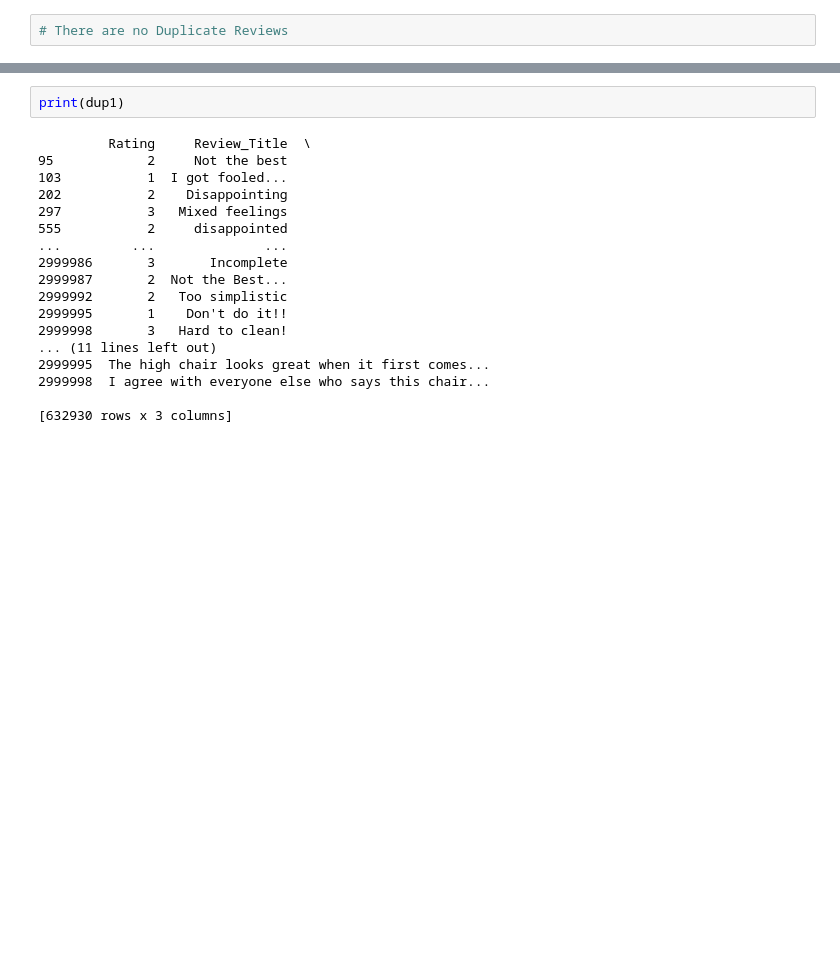
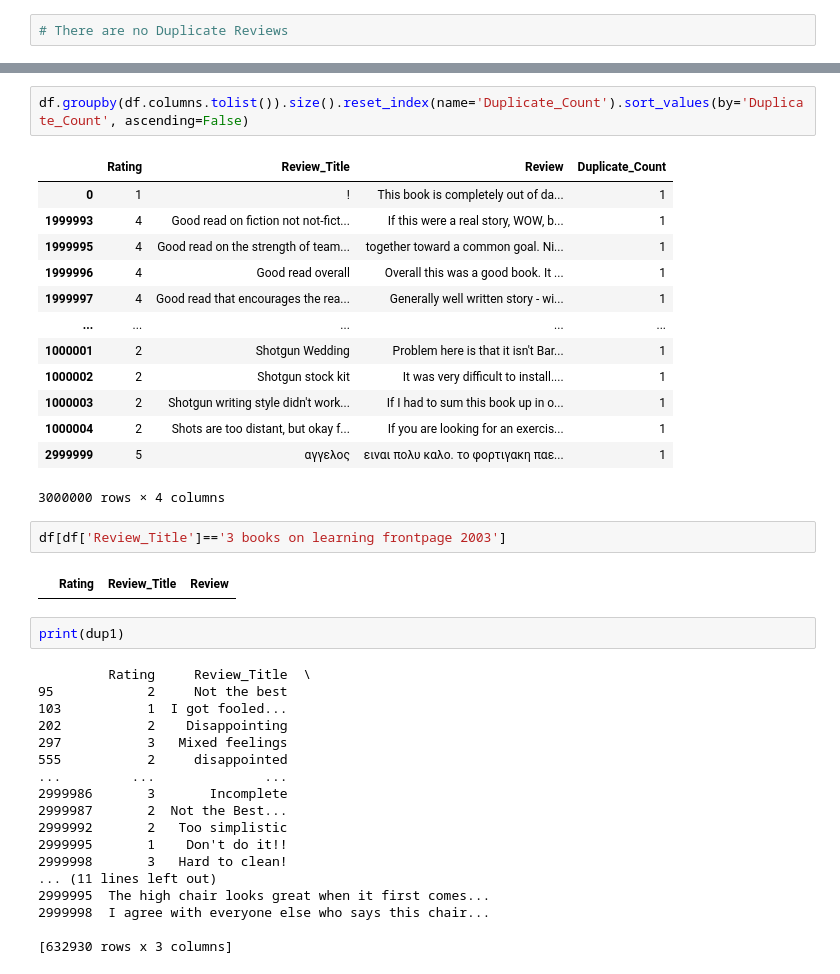
Before and after one commit to nishamizh/ReviewAnalysis-Capstone2, a Jupyter notebook: DataWrangling.ipynb, the cells around one changed output, grey strips where cells are left out. Cells and saved outputs as stored; diff of their text form; blank space fills up the shorter version.

```diff
--- a/DataWrangling.ipynb
+++ b/DataWrangling.ipynb
@@ -151,3 +151,23 @@ dup2 = df[df.duplicated(subset=['Rating','Review'])]
+# %%
+df.groupby(df.columns.tolist()).size().reset_index(name='Duplicate_Count').sort_values(by='Duplicate_Count', ascending=False)
+# %% [output]
+|  | Rating | Review_Title | Review | Duplicate_Count |
+| 0 | 1 | ! | This book is completely out of da... | 1 |
+| 1999993 | 4 | Good read on fiction not not-fict... | If this were a real story, WOW, b... | 1 |
+| 1999995 | 4 | Good read on the strength of team... | together toward a common goal. Ni... | 1 |
+| 1999996 | 4 | Good read overall | Overall this was a good book. It ... | 1 |
+| 1999997 | 4 | Good read that encourages the rea... | Generally well written story - wi... | 1 |
+| ... | ... | ... | ... | ... |
+| 1000001 | 2 | Shotgun Wedding | Problem here is that it isn't Bar... | 1 |
+| 1000002 | 2 | Shotgun stock kit | It was very difficult to install.... | 1 |
+| 1000003 | 2 | Shotgun writing style didn't work... | If I had to sum this book up in o... | 1 |
+| 1000004 | 2 | Shots are too distant, but okay f... | If you are looking for an exercis... | 1 |
+| 2999999 | 5 | αγγελος | ειναι πολυ καλο. το φορτιγακη παε... | 1 |
+3000000 rows × 4 columns
+# %%
+df[df['Review_Title']=='3 books on learning frontpage 2003']
+# %% [output]
+|  | Rating | Review_Title | Review |
 # %%
 print(dup1)
 # %% [output]
```
Also changed, not shown: parts of 73 cells of this notebook.
